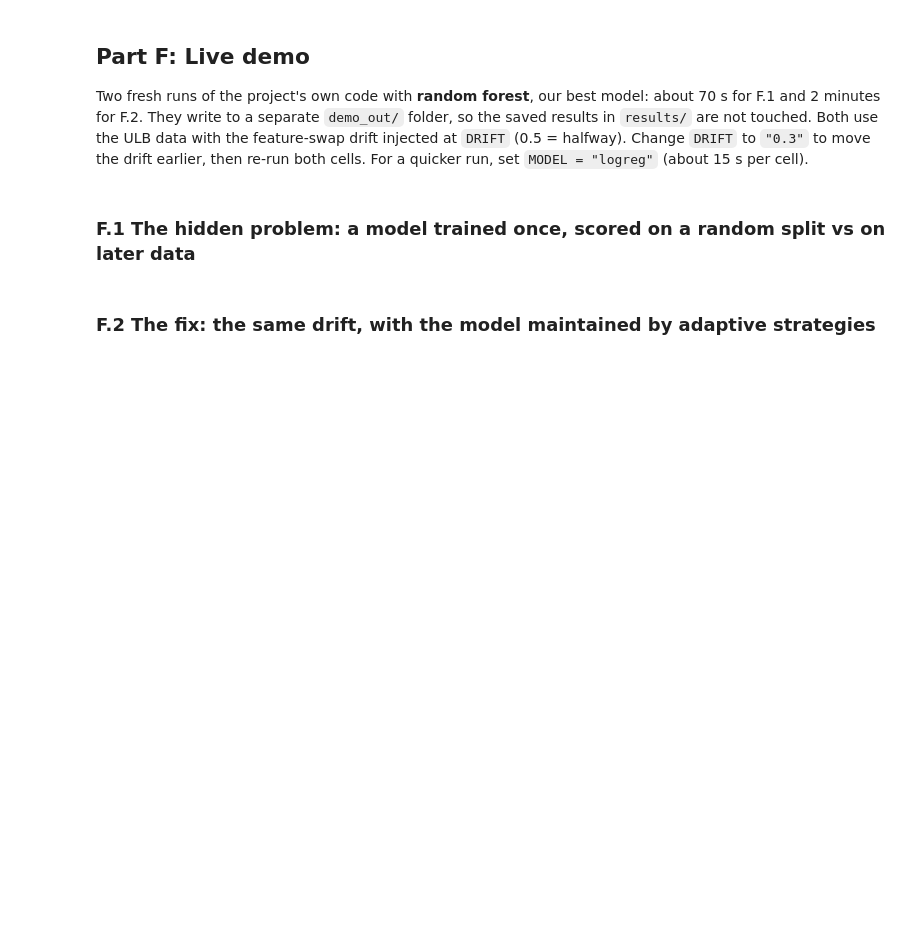
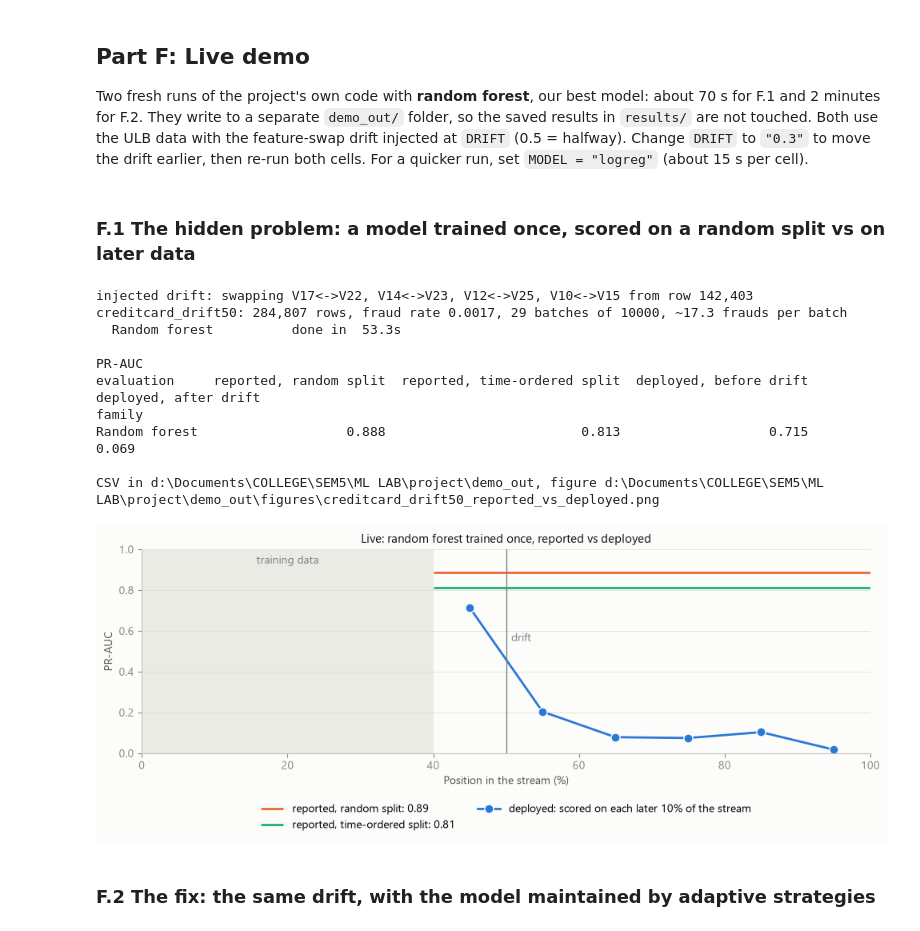
Before and after one commit to d1ya-m/fraud-drift-detection, a Jupyter notebook: notebooks/fraud_drift_project.ipynb, the cells around one changed output. Saved outputs shown, nothing was run; the diff lists cells and outputs as text; code cells hidden in the pictures; blank space fills up the shorter version.

Commit message:
Show the live demo charts in the notebook and save the random forest run
src.viz.plots sets the file-only Agg backend, so plt.show() displayed nothing; the Part F cells now use display(fig).

```diff
--- a/notebooks/fraud_drift_project.ipynb
+++ b/notebooks/fraud_drift_project.ipynb
@@ -4423,34 +4423,47 @@ Two fresh runs of the project's own code with **random forest**, our best model:
 # LIVE DEMO 1: train once on the first 40%, then watch it fail after the drift (~70 s)
 DRIFT = "0.5"                         # where the drift starts, as a share of the stream
 MODEL = "random_forest"               # our best model; "logreg" is faster (~15 s per cell)
 DEMO_OUT = str(PROJECT / "demo_out")   # separate folder, saved results are not touched
 run_script(run_reported_vs_deployed, '--data', ULB, '--batch-size', '10000',
            '--inject-drift', DRIFT, '--models', MODEL, '--out', DEMO_OUT)
 
 import pandas as pd
 import matplotlib.pyplot as plt
 from src.viz.plots import REPORTED_COLORS
 
 tag = f"creditcard_drift{round(float(DRIFT) * 100)}"
 raw = pd.read_csv(f"{DEMO_OUT}/{tag}_reported_vs_deployed.csv")
 model_name = raw["family"].iloc[0]
 dep = raw[raw["evaluation"] == "deployed"].sort_values("position_pct")
 train_end = dep["start_pct"].min()
 fig, ax = plt.subplots(figsize=(10, 4.2))
 ax.axvspan(0, train_end, color="#e1e0d9", alpha=0.6, linewidth=0)
 ax.text(train_end / 2, 0.97, "training data", ha="center", va="top", color="grey")
 for evaluation in ["reported, random split", "reported, time-ordered split"]:
     level = raw.loc[raw["evaluation"] == evaluation, "pr_auc"].mean()
     ax.hlines(level, train_end, 100, color=REPORTED_COLORS[evaluation], linewidth=2, label=f"{evaluation}: {level:.2f}")
 ax.plot(dep["position_pct"], dep["pr_auc"], "o-", color=REPORTED_COLORS["deployed"], linewidth=2, markersize=8,
         markeredgecolor="white", label="deployed: scored on each later 10% of the stream")
 ax.axvline(float(DRIFT) * 100, color="grey", linewidth=1)
 ax.text(float(DRIFT) * 100 + 0.7, 0.55, "drift", color="grey")
 ax.set(xlim=(0, 100), ylim=(0, 1), xlabel="Position in the stream (%)", ylabel="PR-AUC",
        title=f"Live: {model_name.lower()} trained once, reported vs deployed")
 ax.legend(loc="upper center", bbox_to_anchor=(0.5, -0.2), ncol=2, frameon=False)
 fig.tight_layout()
-plt.show()
+display(fig)    # plt.show() shows nothing here: src.viz.plots uses the file-only Agg backend
+plt.close(fig)
+# %% [output]
+injected drift: swapping V17<->V22, V14<->V23, V12<->V25, V10<->V15 from row 142,403
+creditcard_drift50: 284,807 rows, fraud rate 0.0017, 29 batches of 10000, ~17.3 frauds per batch
+  Random forest          done in  53.3s
+
+PR-AUC
+evaluation     reported, random split  reported, time-ordered split  deployed, before drift  deployed, after drift
+family
+Random forest                   0.888                         0.813                   0.715                  0.069
+
+CSV in d:\Documents\COLLEGE\SEM5\ML LAB\project\demo_out, figure d:\Documents\COLLEGE\SEM5\ML LAB\project\demo_out\figures\creditcard_drift50_reported_vs_deployed.png
+[figure, added]
 # %% [markdown]
 ### F.2 The fix: the same drift, with the model maintained by adaptive strategies
 # %%
```
Also changed, not shown: parts of 1 cell of this notebook.
